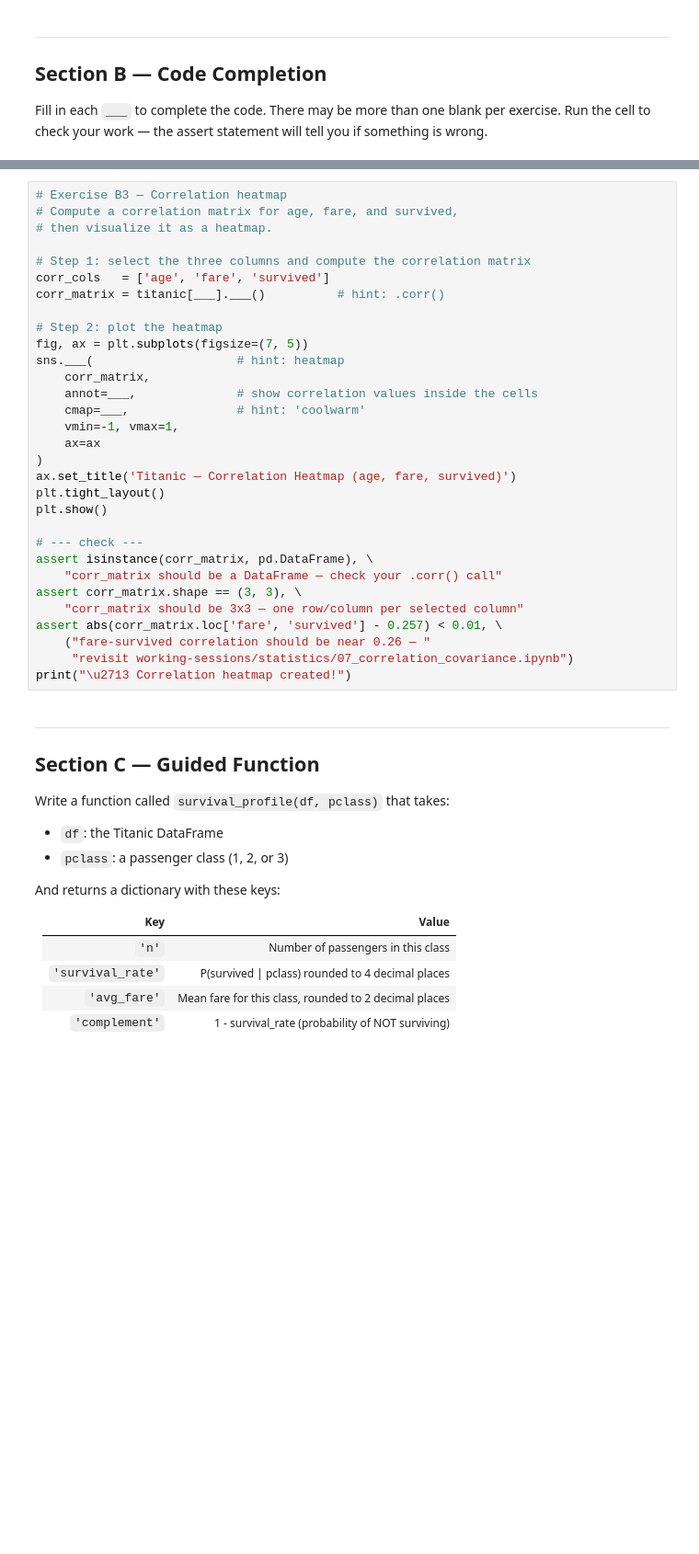
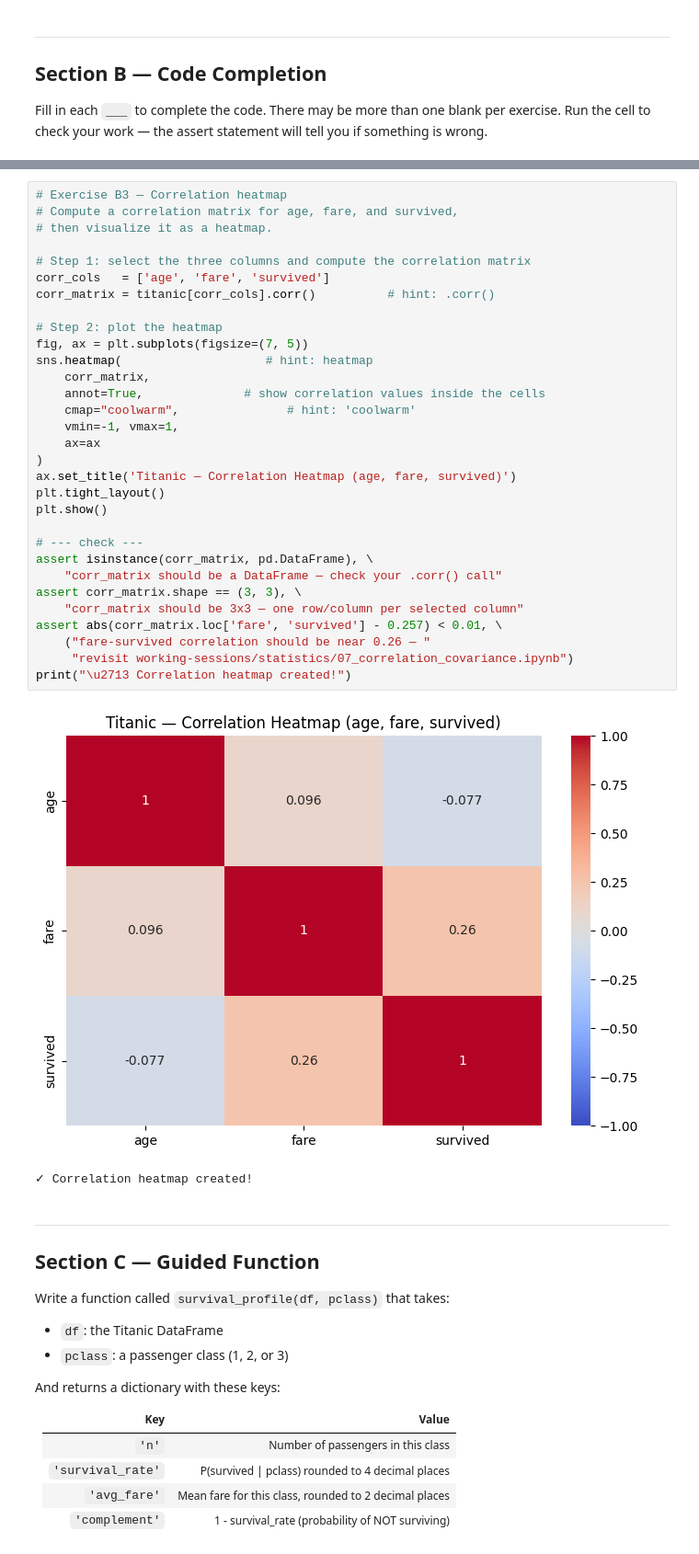
Before and after one commit to vmartinez4169-pixel/TKH-Data-Analytics, a Jupyter notebook: labs/lab_03_stats_review_I.ipynb, the cells around one changed output, grey strips where cells are left out. Shown at 92% size. Drawn from its saved outputs; the diff is of its cells as text; blank space fills up the shorter version.

```diff
--- a/labs/lab_03_stats_review_I.ipynb
+++ b/labs/lab_03_stats_review_I.ipynb
@@ -206,34 +248,37 @@ print("Are survival and sex independent?",
 # %%
 # Exercise B3 — Correlation heatmap
 # Compute a correlation matrix for age, fare, and survived,
 # then visualize it as a heatmap.
 
 # Step 1: select the three columns and compute the correlation matrix
 corr_cols   = ['age', 'fare', 'survived']
-corr_matrix = titanic[___].___()          # hint: .corr()
+corr_matrix = titanic[corr_cols].corr()          # hint: .corr()
 
 # Step 2: plot the heatmap
 fig, ax = plt.subplots(figsize=(7, 5))
-sns.___(                    # hint: heatmap
+sns.heatmap(                    # hint: heatmap
     corr_matrix,
-    annot=___,              # show correlation values inside the cells
-    cmap=___,               # hint: 'coolwarm'
+    annot=True,              # show correlation values inside the cells
+    cmap="coolwarm",               # hint: 'coolwarm'
     vmin=-1, vmax=1,
     ax=ax
 )
 ax.set_title('Titanic — Correlation Heatmap (age, fare, survived)')
 plt.tight_layout()
 plt.show()
 
 # --- check ---
 assert isinstance(corr_matrix, pd.DataFrame), \
     "corr_matrix should be a DataFrame — check your .corr() call"
 assert corr_matrix.shape == (3, 3), \
     "corr_matrix should be 3x3 — one row/column per selected column"
 assert abs(corr_matrix.loc['fare', 'survived'] - 0.257) < 0.01, \
     ("fare-survived correlation should be near 0.26 — "
      "revisit working-sessions/statistics/07_correlation_covariance.ipynb")
 print("\u2713 Correlation heatmap created!")
+# %% [output]
+[figure, added]
+✓ Correlation heatmap created!
 # %% [markdown]
 ---
 ## Section C — Guided Function
```
Also changed, not shown: parts of 14 cells of this notebook, 1 other file.
